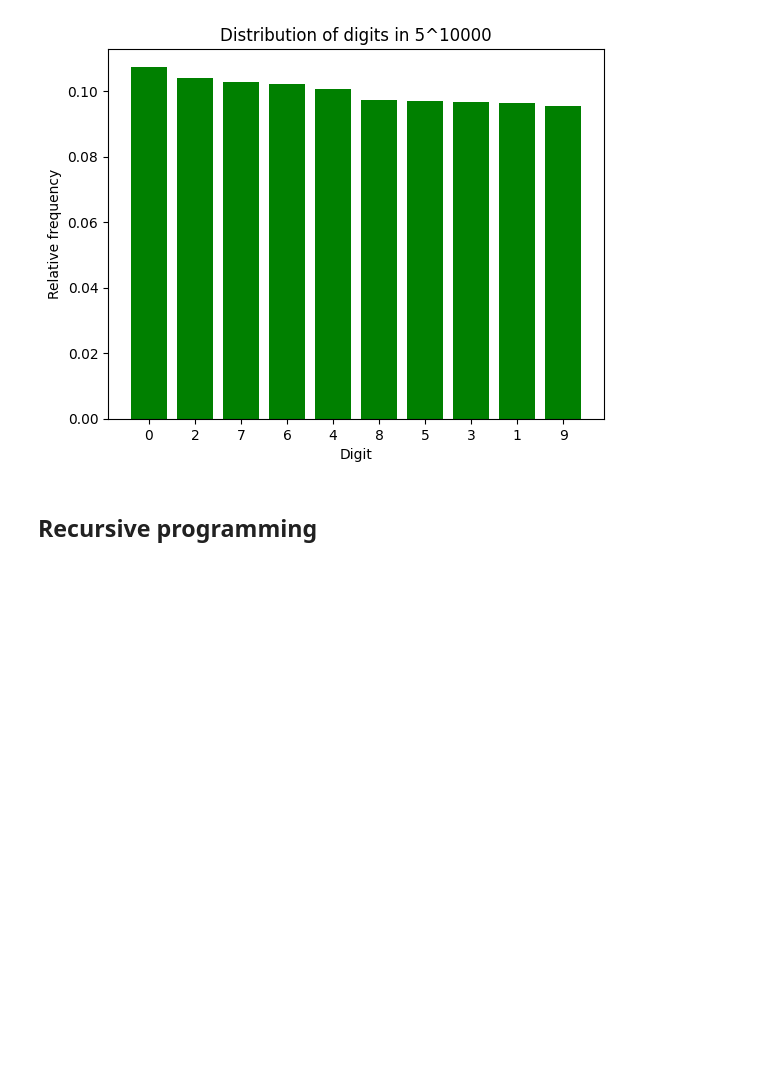
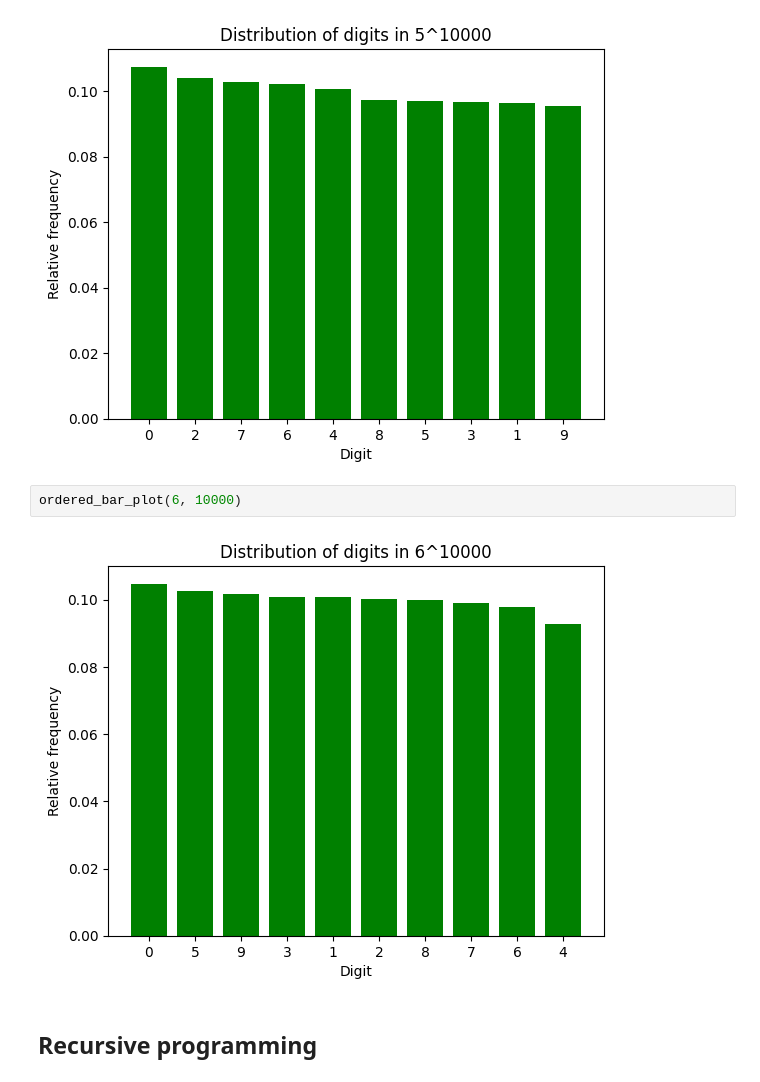
Before and after one commit to zhanglynz/python_book, a Jupyter notebook: numerical_computing.ipynb, the cells around one changed output. Cells and saved outputs as stored; diff of their text form; blank space fills up the shorter version.

```diff
--- a/numerical_computing.ipynb
+++ b/numerical_computing.ipynb
@@ -171,6 +171,10 @@ ordered_bar_plot(3, 10000)
 ordered_bar_plot(5, 10000)
 # %% [output]
 [figure]
+# %%
+ordered_bar_plot(6, 10000)
+# %% [output]
+[figure, added]
 # %% [markdown]
 ## Recursive programming
 # %%
```
Also changed, not shown: parts of 4 cells of this notebook, 9 other files.
